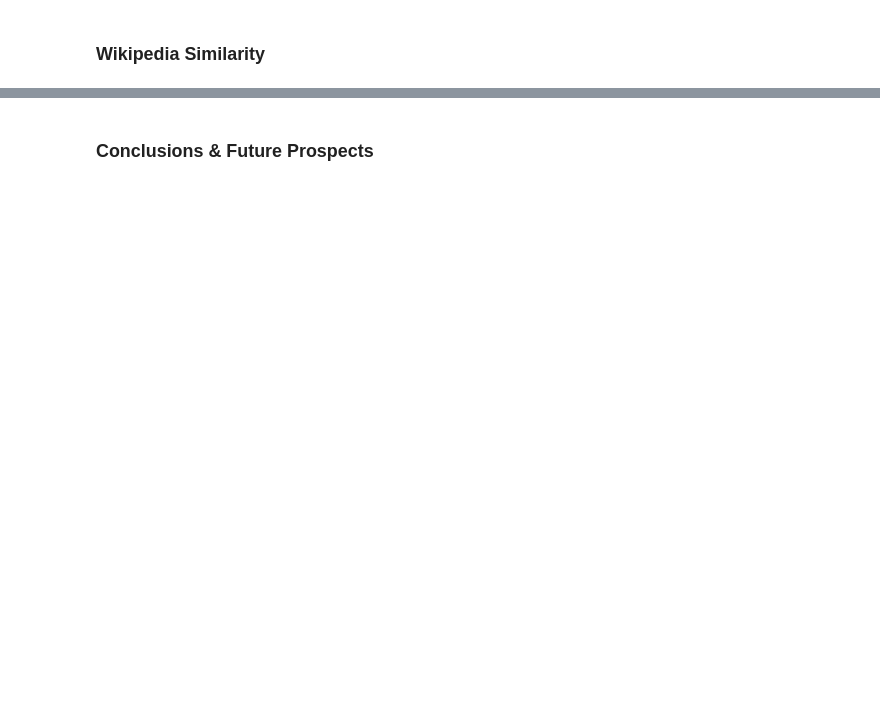
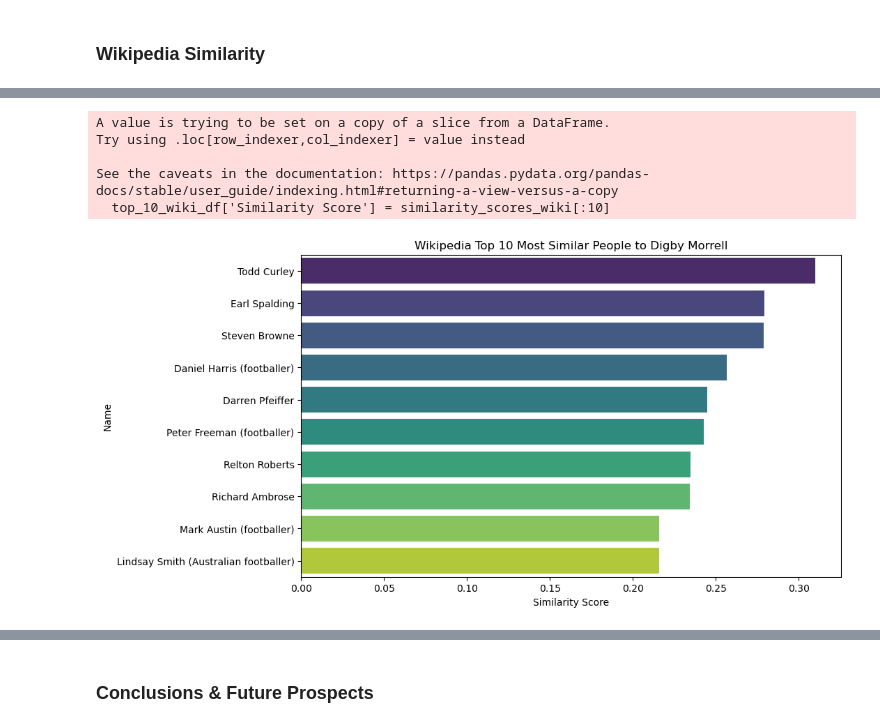
Before and after one commit to brooksburkhead/nlp-project, a Jupyter notebook: nlp.ipynb, the cells around one changed output, grey strips where cells are left out. Saved outputs shown, nothing was run; the diff lists cells and outputs as text; code cells hidden in the pictures; blank space fills up the shorter version.

Commit message:
rough draft need to add more documentation

```diff
--- a/nlp.ipynb
+++ b/nlp.ipynb
@@ -81,0 +456,6 @@ with open(pickle_file_path, 'rb') as file:
+# %%
+#create a nearest neighbors model
+nn_wiki = NearestNeighbors(n_neighbors= 11, algorithm='brute', metric='cosine')
+
+# fit the model to the tfidf matrix
+nn_wiki.fit(tfidf_matrix_wiki)
@@ -81,0 +464,9 @@ with open(pickle_file_path, 'rb') as file:
+# %%
+wiki_input_index = 0
+
+distances, indices = nn_wiki.kneighbors(tfidf_matrix_wiki[wiki_input_index])
+# %%
+wiki_related_indices = indices[0][1:]
+# %%
+# calculate similarity scores for the top 10 most similar people
+similarity_scores_wiki = 1 - distances[0][1:]
@@ -81,0 +488,18 @@ with open(pickle_file_path, 'rb') as file:
+# %%
+top_10_wiki_df = wiki_df.iloc[wiki_related_indices[:10]]
+top_10_wiki_df['Similarity Score'] = similarity_scores_wiki[:10]
+
+# Create the bar plot
+plt.figure(figsize=(10, 6))
+sns.barplot(x='Similarity Score', y='name', data=top_10_wiki_df, palette='viridis')
+plt.xlabel('Similarity Score')
+plt.ylabel('Name')
+plt.title(f'Wikipedia Top 10 Most Similar People to {input_name}')
+plt.show()
+# %% [output]
+A value is trying to be set on a copy of a slice from a DataFrame.
+Try using .loc[row_indexer,col_indexer] = value instead
+
+See the caveats in the documentation: https://pandas.pydata.org/pandas-docs/stable/user_guide/indexing.html#returning-a-view-versus-a-copy
+  top_10_wiki_df['Similarity Score'] = similarity_scores_wiki[:10]
+[figure, added]
```
Also changed, not shown: parts of 39 cells of this notebook.
